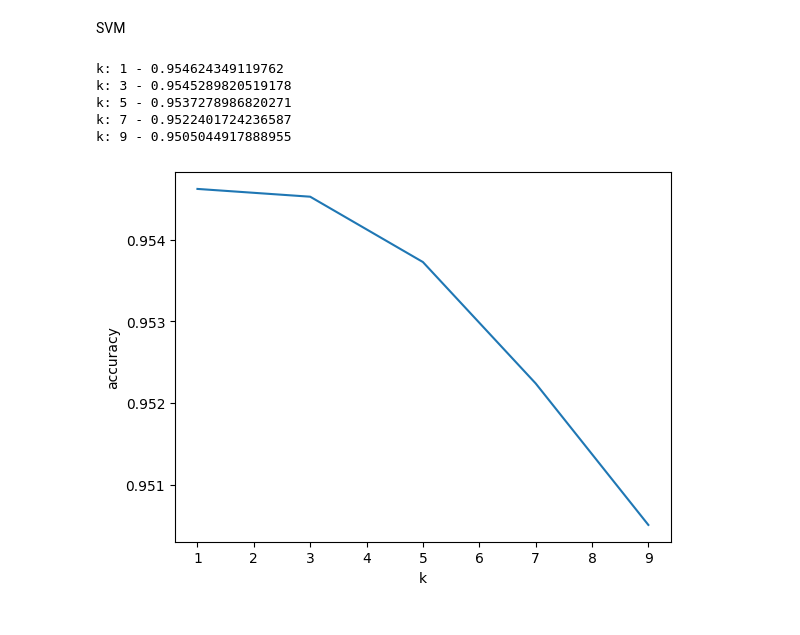
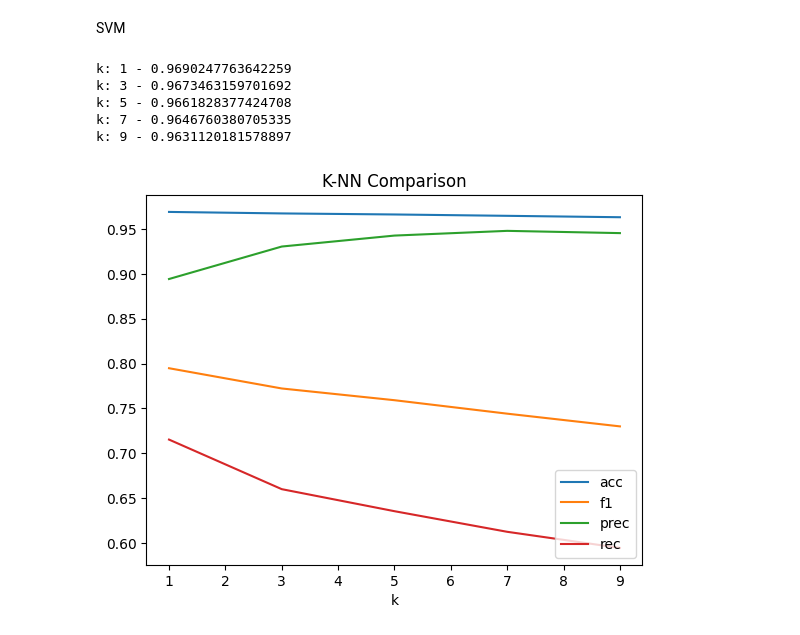
Before and after one commit to roink/covid-19-risiko-erkennung, a Jupyter notebook: notebooks/1.01-Analyse.ipynb, the cells around one changed output. Drawn from its saved outputs; the diff is of its cells as text; code cells hidden in the pictures.

```diff
--- a/notebooks/1.01-Analyse.ipynb
+++ b/notebooks/1.01-Analyse.ipynb
@@ -19,27 +19,26 @@ df.ICU = df.ICU.apply(lambda x: x if x == 1 else 0)
 df['AT_RISK'] = df['DATE_DIED']+df['INTUBED']+df['ICU']
 df.AT_RISK = df.AT_RISK.apply(lambda x: 1 if x > 0 else 0)
 
-# train(90%), validation(5%) and test(5%)
-train, validation = train_test_split(df, test_size=0.1, shuffle=True)
-validation, test = train_test_split(validation, test_size=0.5, shuffle=True)
+# train(90%), test(5%)
+train, test = train_test_split(df, test_size=0.05, shuffle=True)
 
 # df.to_csv("../data/raw/covid19-dataset/Covid Data2.csv")
 
 train_y = train.AT_RISK.to_numpy()
 train_x = train.drop(columns = ['AT_RISK']).to_numpy()
 
-validation_y = validation.AT_RISK.to_numpy()
-validation_x = validation.drop(columns = ['AT_RISK']).to_numpy()
+# validation_y = validation.AT_RISK.to_numpy()
+# validation_x = validation.drop(columns = ['AT_RISK']).to_numpy()
 
 test_y = test.AT_RISK.to_numpy()
 test_x = test.drop(columns = ['AT_RISK']).to_numpy()
 
 
-def get_scores(y_test, ypred):
-    acc = accuracy_score(test_y, y_pred)
-    f1 = f1_score(test_y, y_pred)
-    prec = precision_score(test_y, y_pred)
-    rec = recall_score(test_y, y_pred)
+def get_scores(y_test, y_pred):
+    acc = accuracy_score(y_test, y_pred)
+    f1 = f1_score(y_test, y_pred)
+    prec = precision_score(y_test, y_pred)
+    rec = recall_score(y_test, y_pred)
     return acc, f1, prec, rec
 # %% [markdown]
 SVM
@@ -51,13 +50,16 @@ from sklearn.preprocessing import StandardScaler
 # from sklearn.metrics import classification_report
 # from sklearn.metrics import confusion_matrix
 
-ks = [1]
+ks = [1,3,5,7,9]
 accs = []
+f1s = []
+precs = []
+recs = []
 
 for k in ks:
     knn_model = KNeighborsClassifier(n_neighbors=k)
 
-    knn_model.fit(validation_x, validation_y)
+    knn_model.fit(train_x, train_y)
     # Scale the features using StandardScaler
     # scaler = StandardScaler()
     # test_x_std = scaler.fit_transform(validation_x)
@@ -66,19 +68,26 @@ for k in ks:
     y_pred = knn_model.predict(test_x)
     acc, f1, prec, rec = get_scores(test_y, y_pred)
     accs.append(acc)
+    f1s.append(f1)
+    precs.append(prec)
+    recs.append(rec)
     print(f"k: {k} - {acc}")
 # %% [output]
-k: 1 - 0.954624349119762
-k: 3 - 0.9545289820519178
-k: 5 - 0.9537278986820271
-k: 7 - 0.9522401724236587
-k: 9 - 0.9505044917888955
+k: 1 - 0.9690247763642259
+k: 3 - 0.9673463159701692
+k: 5 - 0.9661828377424708
+k: 7 - 0.9646760380705335
+k: 9 - 0.9631120181578897
 # %%
 import matplotlib.pyplot as plt
 
-plt.errorbar(ks, accs)
+plt.title('K-NN Comparison')
+plt.errorbar(ks, accs, label="acc")
+plt.errorbar(ks, f1s, label="f1")
+plt.errorbar(ks, precs, label="prec")
+plt.errorbar(ks, recs, label="rec")
+plt.legend(loc ='lower right')
 plt.xlabel('k')
-plt.ylabel('accuracy')
 plt.show()
 # %% [output]
-[figure, old version]
+[figure, new version]
```
Also changed, not shown: parts of 2 cells of this notebook.
